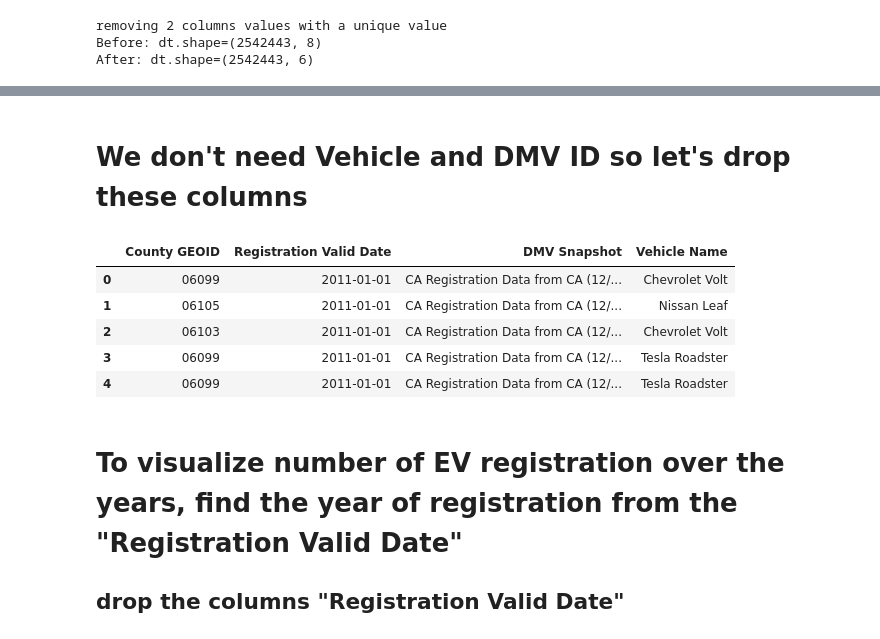
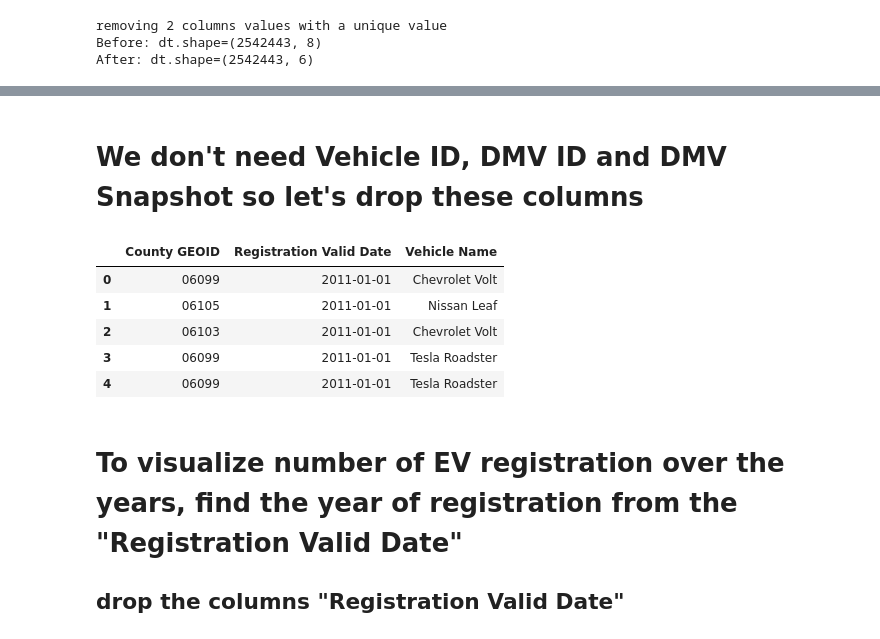
Before and after one commit to akashjn/DataScience, a Jupyter notebook: 0_Webscraping.ipynb, the cells around one changed output, grey strips where cells are left out. Drawn from its saved outputs; the diff is of its cells as text; code cells hidden in the pictures.

```diff
--- a/0_Webscraping.ipynb
+++ b/0_Webscraping.ipynb
@@ -109,17 +109,17 @@ dt.head()
 | 3 | CA-002-03600\r | 06099 | 2011-01-01 | 2 | CA Registration Data from CA (12/... | Tesla Roadster |
 | 4 | CA-002-03601\r | 06099 | 2011-01-01 | 2 | CA Registration Data from CA (12/... | Tesla Roadster |
 # %% [markdown]
-# We don't need Vehicle and DMV ID so let's drop these columns
+# We don't need Vehicle ID, DMV ID and DMV Snapshot so let's drop these columns
 # %%
-dt=dt.drop(columns=['Vehicle ID','DMV ID'])
+dt=dt.drop(columns=['Vehicle ID','DMV ID','DMV Snapshot'])
 dt.head()
 # %% [output]
-|  | County GEOID | Registration Valid Date | DMV Snapshot | Vehicle Name |
-| 0 | 06099 | 2011-01-01 | CA Registration Data from CA (12/... | Chevrolet Volt |
-| 1 | 06105 | 2011-01-01 | CA Registration Data from CA (12/... | Nissan Leaf |
-| 2 | 06103 | 2011-01-01 | CA Registration Data from CA (12/... | Chevrolet Volt |
-| 3 | 06099 | 2011-01-01 | CA Registration Data from CA (12/... | Tesla Roadster |
-| 4 | 06099 | 2011-01-01 | CA Registration Data from CA (12/... | Tesla Roadster |
+|  | County GEOID | Registration Valid Date | Vehicle Name |
+| 0 | 06099 | 2011-01-01 | Chevrolet Volt |
+| 1 | 06105 | 2011-01-01 | Nissan Leaf |
+| 2 | 06103 | 2011-01-01 | Chevrolet Volt |
+| 3 | 06099 | 2011-01-01 | Tesla Roadster |
+| 4 | 06099 | 2011-01-01 | Tesla Roadster |
 # %% [markdown]
 # To visualize number of EV registration over the years, find the year of registration from the "Registration Valid Date"
 ## drop the columns "Registration Valid Date"
```
Also changed, not shown: parts of 2 cells of this notebook.
